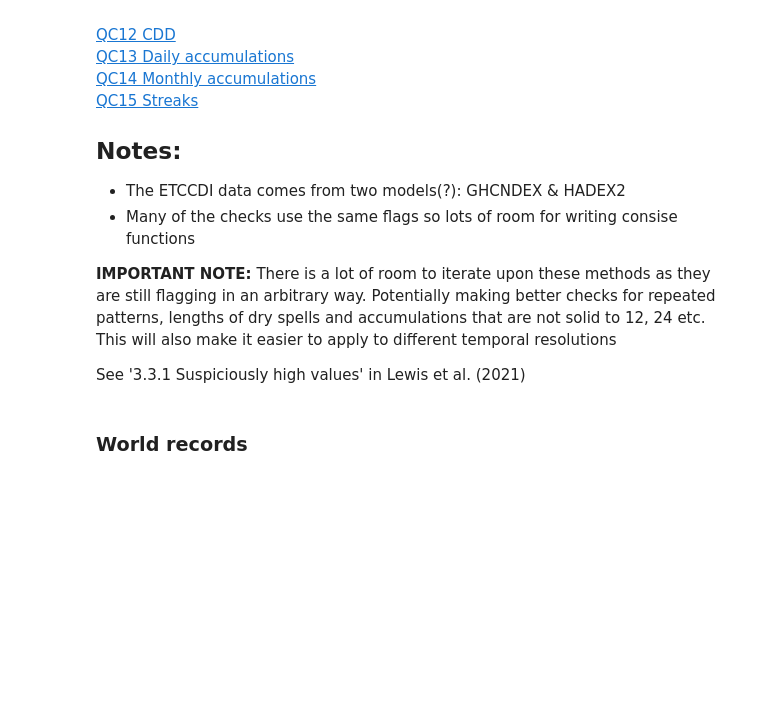
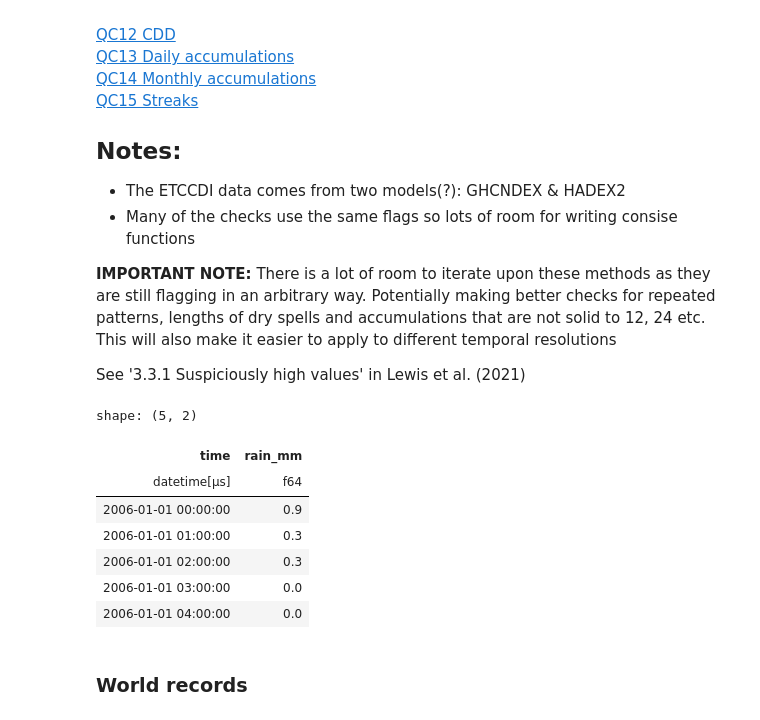
Before and after one commit to Thomasjkeel/RainfallQC-notebooks, a Jupyter notebook: notebooks/timeseries_checks.ipynb, the cells around one changed output. Cells and saved outputs as stored; diff of their text form; code cells hidden in the pictures; blank space fills up the shorter version.

```diff
--- a/notebooks/timeseries_checks.ipynb
+++ b/notebooks/timeseries_checks.ipynb
@@ -67,0 +51,3 @@ gauge_data = gauge_data.select(['time', rain_col])
+# %%
+## read in gauge data
+gauge_data = pl.read_csv('../data/gauge_data/DE_02483.txt', skip_rows=20, schema_overrides={rain_col: pl.Float64})
@@ -71,3 +84,14 @@ gauge_data = gauge_data.with_columns(pl.when(pl.col(rain_col) == int(metadata['n
+# %%
+gauge_data.head()
+# %% [output]
+shape: (5, 2)
+| time | rain_mm |
+| datetime[μs] | f64 |
+| 2006-01-01 00:00:00 | 0.9 |
+| 2006-01-01 01:00:00 | 0.3 |
+| 2006-01-01 02:00:00 | 0.3 |
+| 2006-01-01 03:00:00 | 0.0 |
+| 2006-01-01 04:00:00 | 0.0 |
 # %% [markdown]
 ### World records
 # %%
```
Also changed, not shown: parts of 13 cells of this notebook, 3 other files.
